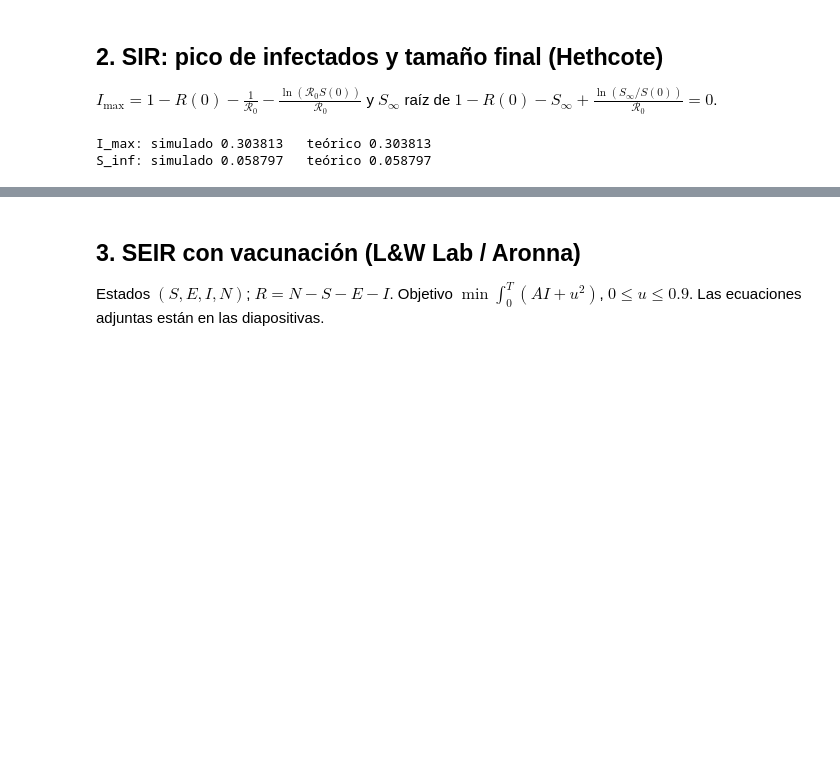
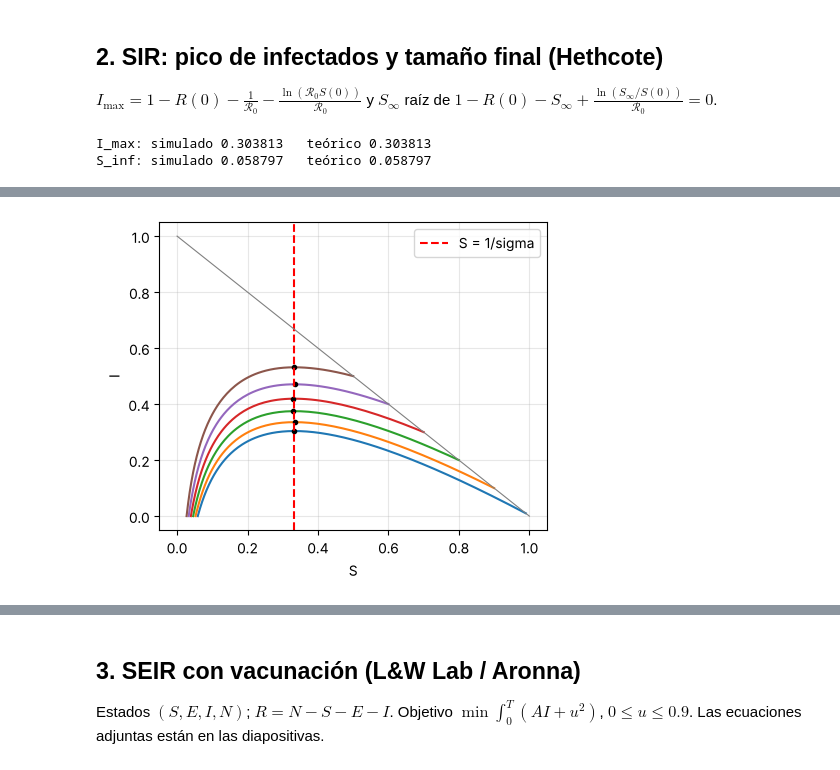
Before and after one commit to csfvega-arg/Colabs-materia-control, a Jupyter notebook: clase06.ipynb, the cells around one changed output, grey strips where cells are left out. Cells and saved outputs as stored; diff of their text form; code cells hidden in the pictures; blank space fills up the shorter version.

```diff
--- a/clase06.ipynb
+++ b/clase06.ipynb
@@ -91,0 +116,14 @@ S_inf: simulado 0.058797   teórico 0.058797
+# %%
+gam7, sf, ss, vM = 1/7, 3.0, 0.7, 0.15
+def sir_ctrl(sig, v, S0=0.99, I0=0.01, T=200):
+    f = lambda t, y: [-gam7*sig(t)*y[0]*y[1] - v(t)*y[0], gam7*y[1]*(sig(t)*y[0] - 1)]
+    s = solve_ivp(f, [0, T], [S0, I0], max_step=0.2, rtol=1e-8)
+    return s.t, s.y
+plt.figure(figsize=(5, 4))
+for S0 in [0.99, 0.9, 0.8, 0.7, 0.6, 0.5]:
+    t, y = sir_ctrl(lambda t: sf, lambda t: 0.0, S0, 1 - S0, T=400)
+    plt.plot(y[0], y[1]); k = np.argmax(y[1]); plt.plot(y[0][k], y[1][k], 'ko', ms=3)
+plt.axvline(1/sf, ls='--', c='r', label='S = 1/sigma'); plt.plot([0, 1], [1, 0], c='gray', lw=0.8)
+plt.xlabel('S'); plt.ylabel('I'); plt.legend(); plt.show()
+# %% [output]
+[figure, added]
```
Also changed, not shown: parts of 22 cells of this notebook.
